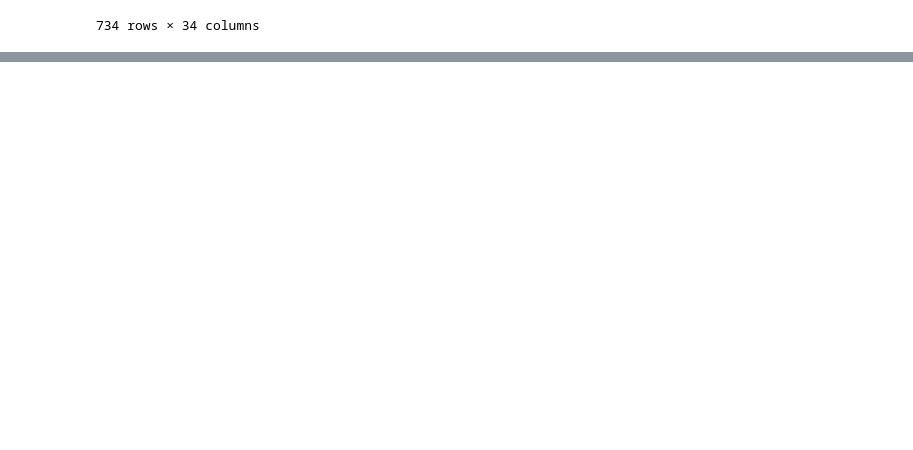
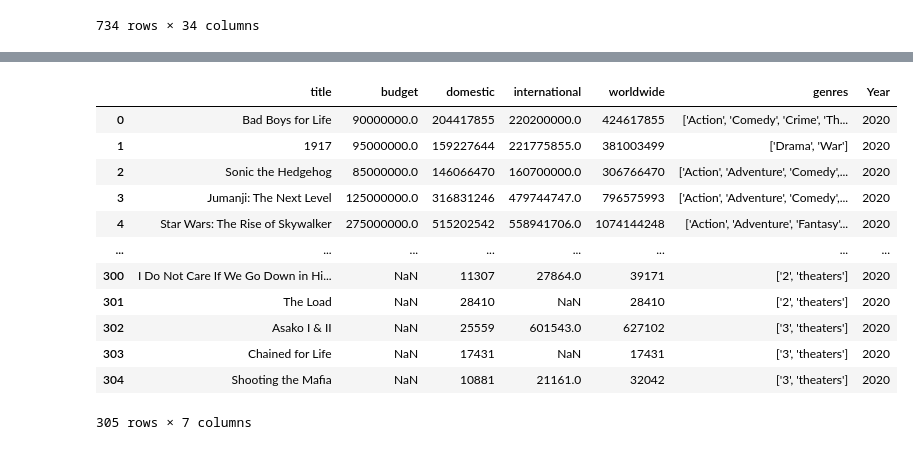
Before and after one commit to learn-co-students/dsc-mod-1-project-v2-1-nyc01-dtsc-ft-080320, a Jupyter notebook: exploration.ipynb, the cells around one changed output, grey strips where cells are left out. Drawn from its saved outputs; the diff is of its cells as text; code cells hidden in the pictures; blank space fills up the shorter version.

```diff
--- a/exploration.ipynb
+++ b/exploration.ipynb
@@ -195,0 +216,20 @@ movies
+# %%
+mg_20 = mg_20[['title', 'budget', 'domestic', 'international', 'worldwide', 'genres']]
+# %%
+mg_20['Year'] = 2020
+# %%
+mg_20
+# %% [output]
+|  | title | budget | domestic | international | worldwide | genres | Year |
+| 0 | Bad Boys for Life | 90000000.0 | 204417855 | 220200000.0 | 424617855 | ['Action', 'Comedy', 'Crime', 'Th... | 2020 |
+| 1 | 1917 | 95000000.0 | 159227644 | 221775855.0 | 381003499 | ['Drama', 'War'] | 2020 |
+| 2 | Sonic the Hedgehog | 85000000.0 | 146066470 | 160700000.0 | 306766470 | ['Action', 'Adventure', 'Comedy',... | 2020 |
+| 3 | Jumanji: The Next Level | 125000000.0 | 316831246 | 479744747.0 | 796575993 | ['Action', 'Adventure', 'Comedy',... | 2020 |
+| 4 | Star Wars: The Rise of Skywalker | 275000000.0 | 515202542 | 558941706.0 | 1074144248 | ['Action', 'Adventure', 'Fantasy'... | 2020 |
+| ... | ... | ... | ... | ... | ... | ... | ... |
+| 300 | I Do Not Care If We Go Down in Hi... | NaN | 11307 | 27864.0 | 39171 | ['2', 'theaters'] | 2020 |
+| 301 | The Load | NaN | 28410 | NaN | 28410 | ['2', 'theaters'] | 2020 |
+| 302 | Asako I & II | NaN | 25559 | 601543.0 | 627102 | ['3', 'theaters'] | 2020 |
+| 303 | Chained for Life | NaN | 17431 | NaN | 17431 | ['3', 'theaters'] | 2020 |
+| 304 | Shooting the Mafia | NaN | 10881 | 21161.0 | 32042 | ['3', 'theaters'] | 2020 |
+305 rows × 7 columns
```
Also changed, not shown: parts of 21 cells of this notebook, 49 other files.
